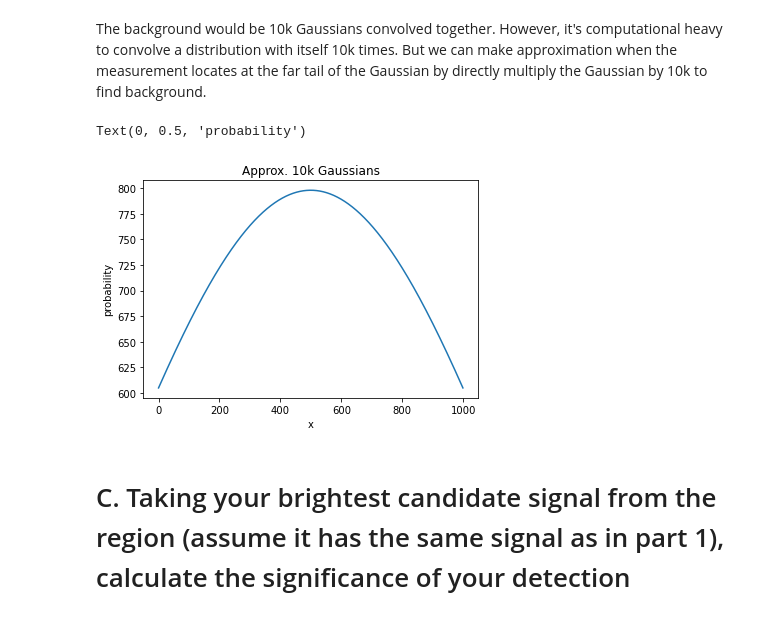
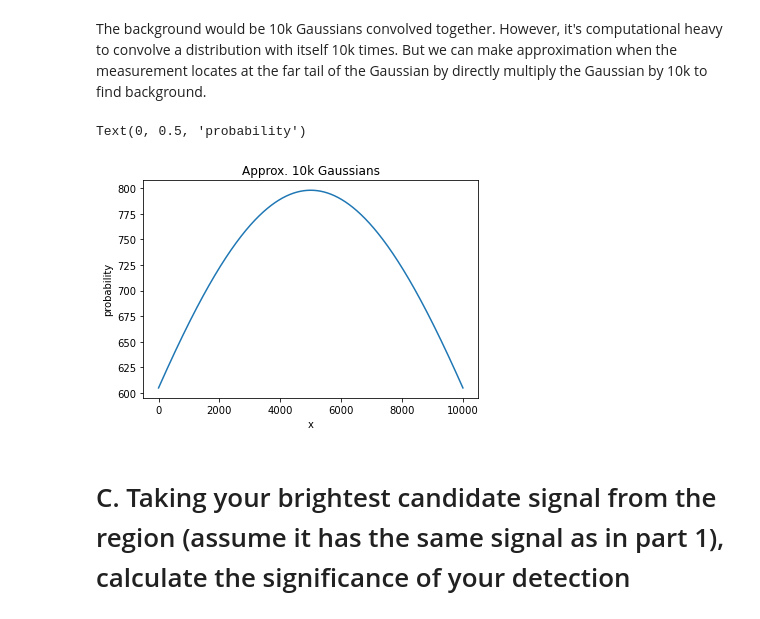
Before and after one commit to Waffelz/PHYS434_UWFall2021, a Jupyter notebook: lab2.ipynb, the cells around one changed output. Cells and saved outputs as stored; diff of their text form; code cells hidden in the pictures.

```diff
--- a/lab2.ipynb
+++ b/lab2.ipynb
@@ -186,19 +186,19 @@ The background would be 10k Gaussians convolved together. However, it's computat
 # %%
 import numpy as np
 from scipy.stats import norm
 from scipy import stats
 
-x = np.linspace(norm.ppf(0.0001), norm.ppf(0.9999), 1000)
+x = np.linspace(norm.ppf(0.0001), norm.ppf(0.9999), 10000)
 g = norm.pdf(x, 0, 5)
 gg= 10000* g
 fig, ax = plt.subplots(1, 1, sharex=True)
 ax.plot(gg)
 ax.set_title('Approx. 10k Gaussians')
 plt.xlabel('x')
 plt.ylabel('probability')
 # %% [output]
 Text(0, 0.5, 'probability')
-[figure, old version]
+[figure, new version]
 # %% [markdown]
 # C. Taking your brightest candidate signal from the region (assume it has the same signal as in part 1), calculate the significance of your detection
 # %% [markdown]
```
Also changed, not shown: parts of 25 cells of this notebook.
